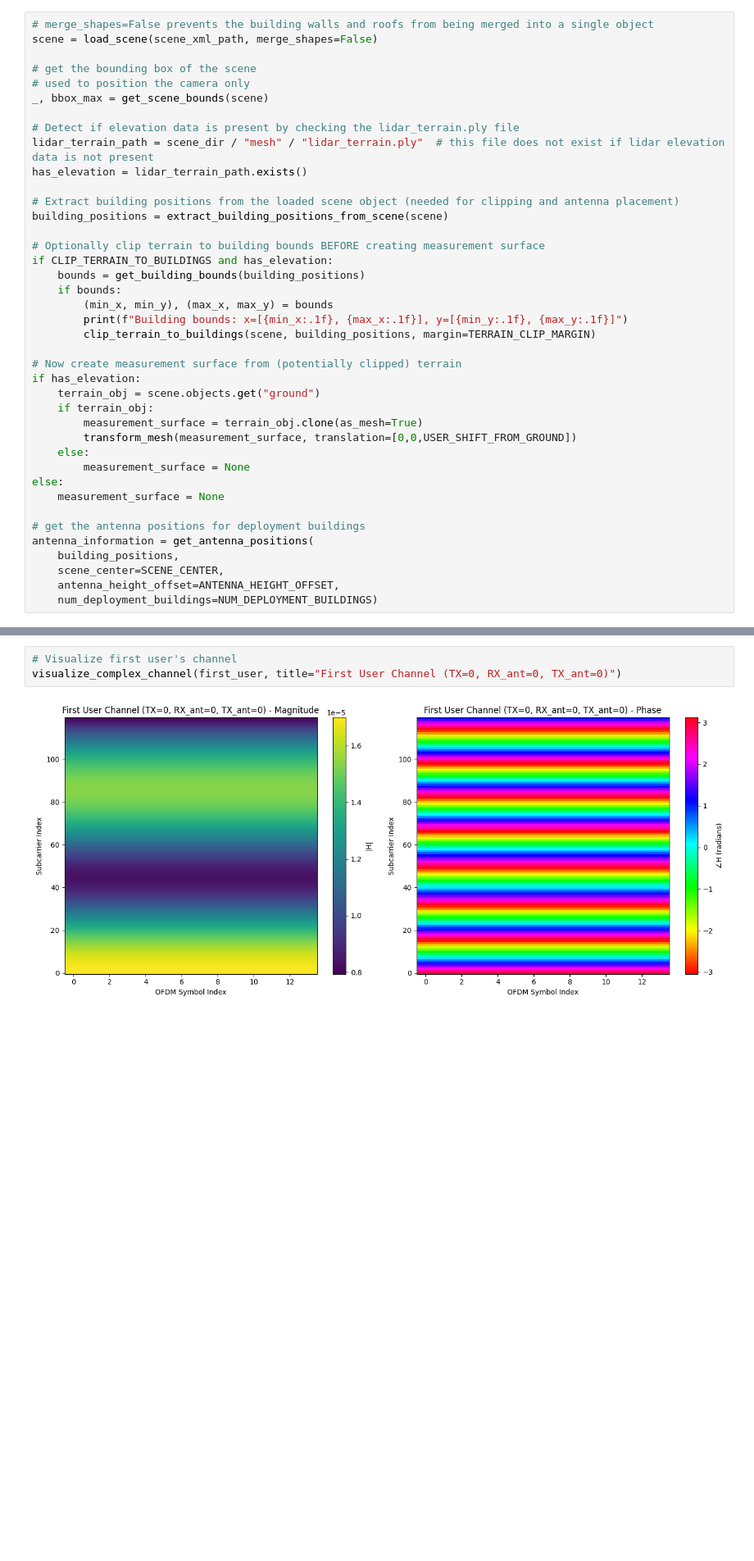
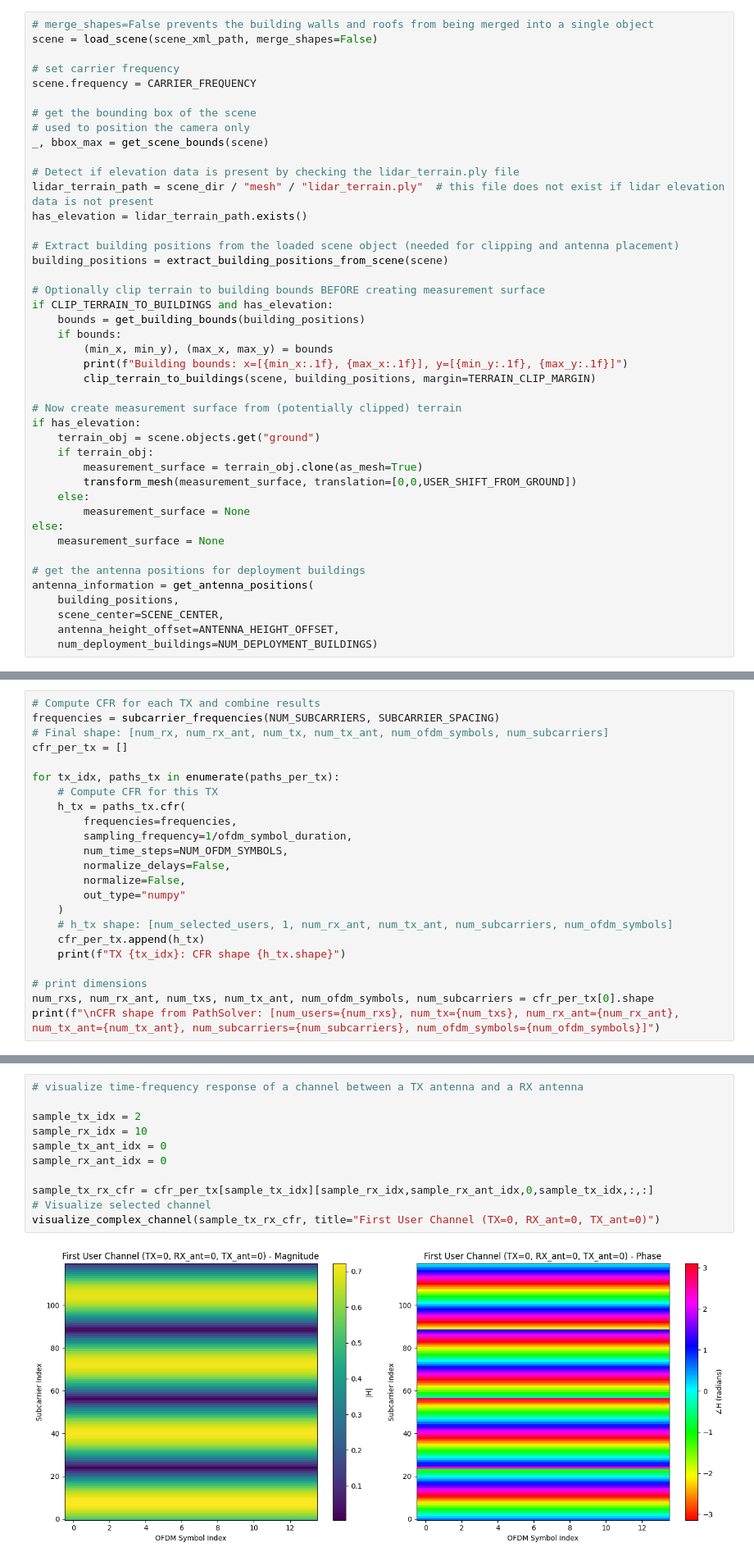
Before and after one commit to BerkIGuler/CSIGen, a Jupyter notebook: examples/visualize_realistic_scenario.ipynb, the cells around one changed output, grey strips where cells are left out. Shown at 82% size. Saved outputs shown, nothing was run; the diff lists cells and outputs as text; blank space fills up the shorter version.

Commit message:
Implemented efficient channel generation through removing unused txs and rxs

```diff
--- a/examples/visualize_realistic_scenario.ipynb
+++ b/examples/visualize_realistic_scenario.ipynb
@@ -136,6 +141,9 @@ doppler_resolution = SUBCARRIER_SPACING / NUM_OFDM_SYMBOLS  # Doppler resolution
 # %%
 # merge_shapes=False prevents the building walls and roofs from being merged into a single object
 scene = load_scene(scene_xml_path, merge_shapes=False)
+
+# set carrier frequency
+scene.frequency = CARRIER_FREQUENCY
 
 # get the bounding box of the scene
 # used to position the camera only
@@ -389,0 +466,23 @@ first_user = h[0,0,0,0,:,:]
+# %%
+# Compute CFR for each TX and combine results
+frequencies = subcarrier_frequencies(NUM_SUBCARRIERS, SUBCARRIER_SPACING)
+# Final shape: [num_rx, num_rx_ant, num_tx, num_tx_ant, num_ofdm_symbols, num_subcarriers]
+cfr_per_tx = []
+
+for tx_idx, paths_tx in enumerate(paths_per_tx):
+    # Compute CFR for this TX
+    h_tx = paths_tx.cfr(
+        frequencies=frequencies,
+        sampling_frequency=1/ofdm_symbol_duration,
+        num_time_steps=NUM_OFDM_SYMBOLS,
+        normalize_delays=False,
+        normalize=False,
+        out_type="numpy"
+    )
+    # h_tx shape: [num_selected_users, 1, num_rx_ant, num_tx_ant, num_subcarriers, num_ofdm_symbols]
+    cfr_per_tx.append(h_tx)
+    print(f"TX {tx_idx}: CFR shape {h_tx.shape}")
+
+# print dimensions
+num_rxs, num_rx_ant, num_txs, num_tx_ant, num_ofdm_symbols, num_subcarriers = cfr_per_tx[0].shape
+print(f"\nCFR shape from PathSolver: [num_users={num_rxs}, num_tx={num_txs}, num_rx_ant={num_rx_ant}, num_tx_ant={num_tx_ant}, num_subcarriers={num_subcarriers}, num_ofdm_symbols={num_ofdm_symbols}]")
@@ -390,5 +495,13 @@ first_user = h[0,0,0,0,:,:]
 # %%
-# Visualize first user's channel
-visualize_complex_channel(first_user, title="First User Channel (TX=0, RX_ant=0, TX_ant=0)")
+# visualize time-frequency response of a channel between a TX antenna and a RX antenna
+
+sample_tx_idx = 2
+sample_rx_idx = 10
+sample_tx_ant_idx = 0
+sample_rx_ant_idx = 0
+
+sample_tx_rx_cfr = cfr_per_tx[sample_tx_idx][sample_rx_idx,sample_rx_ant_idx,0,sample_tx_idx,:,:]
+# Visualize selected channel
+visualize_complex_channel(sample_tx_rx_cfr, title="First User Channel (TX=0, RX_ant=0, TX_ant=0)")
 # %% [output]
-[figure, old version]
+[figure, new version]
```
Also changed, not shown: parts of 14 cells of this notebook.
